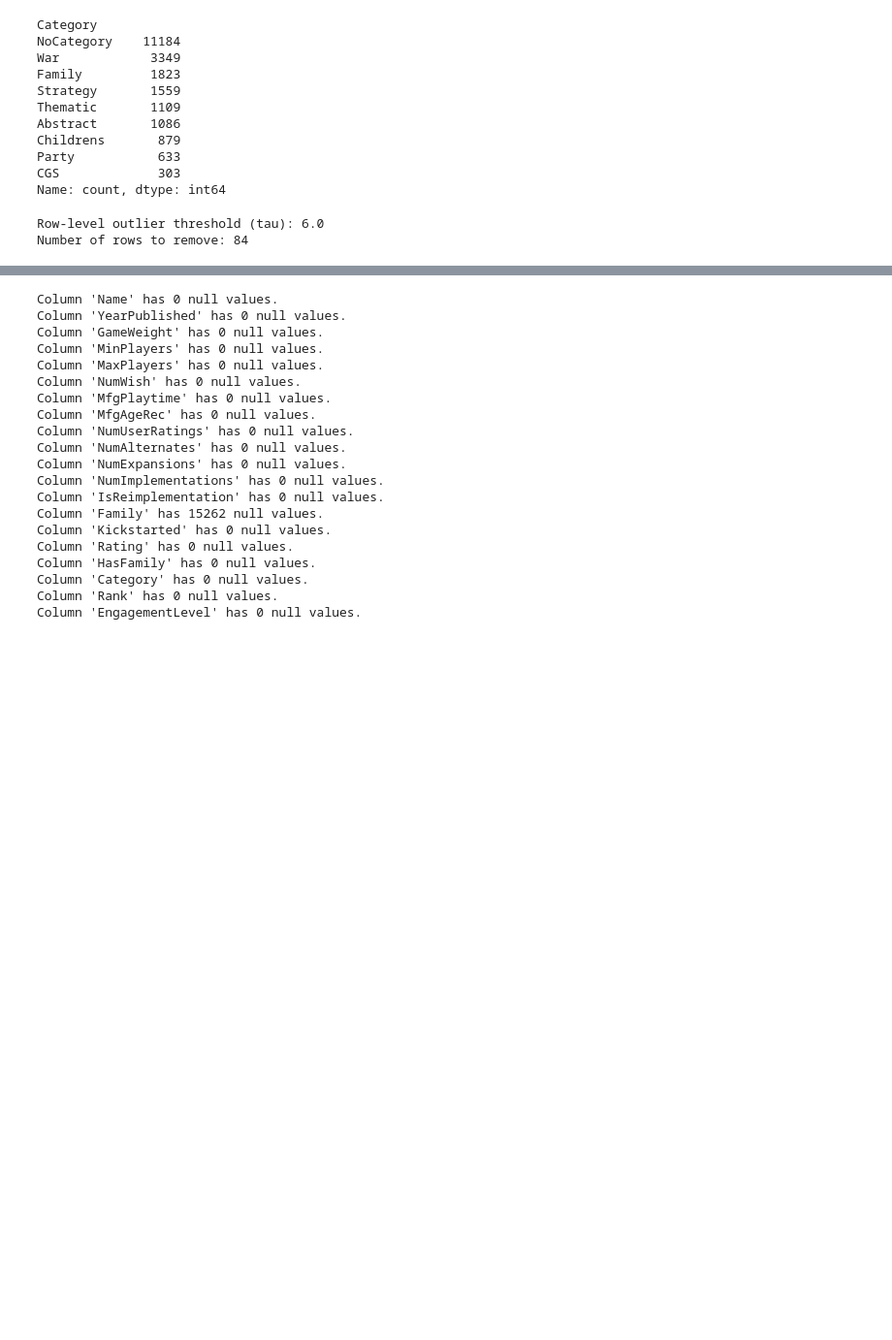
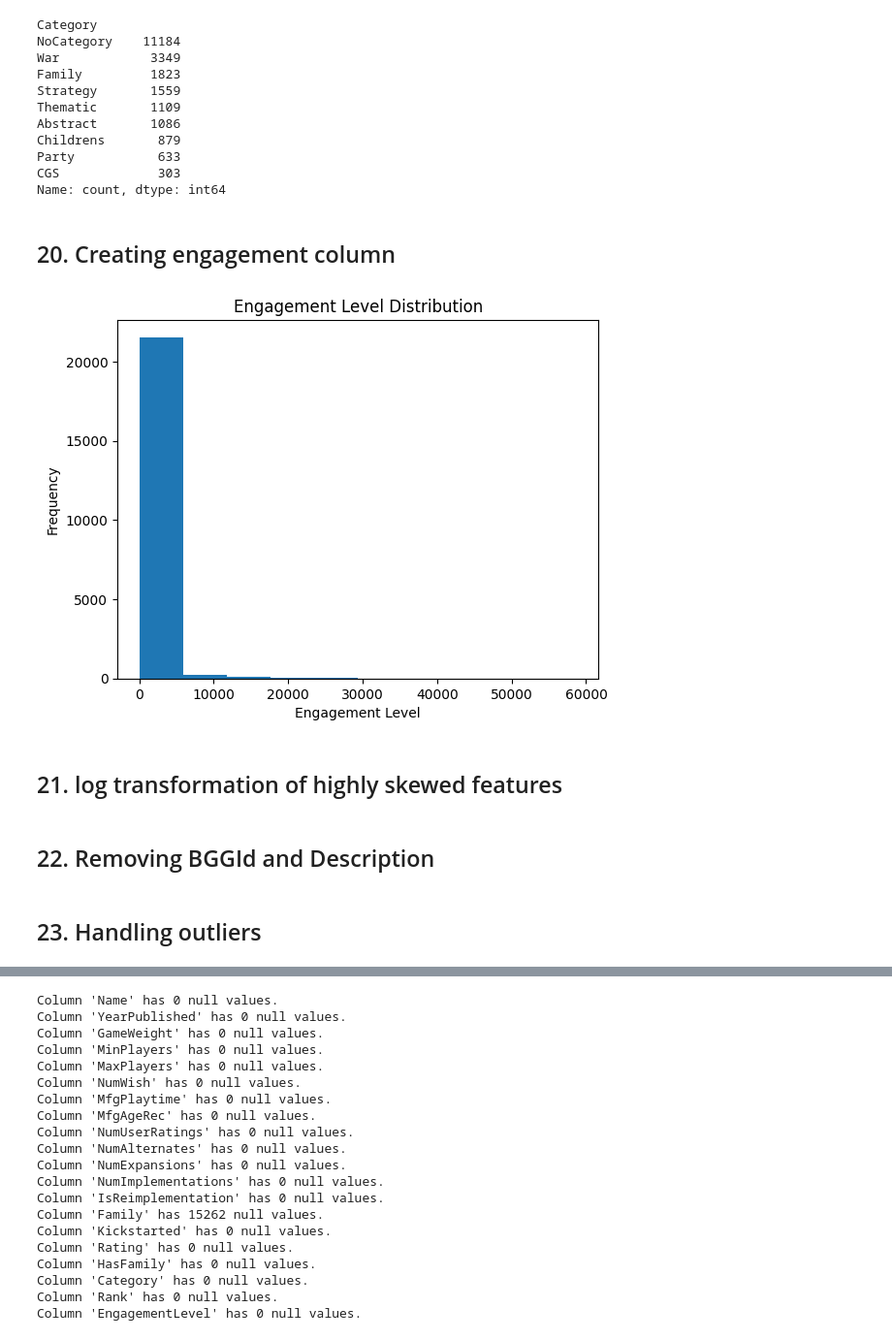
Before and after one commit to leopasq24/DataMining, a Jupyter notebook: data_preparation.ipynb, the cells around one changed output, grey strips where cells are left out. Shown at 97% size. Drawn from its saved outputs; the diff is of its cells as text; code cells hidden in the pictures; blank space fills up the shorter version.

Commit message:
now data preparation is ordered

```diff
--- a/data_preparation.ipynb
+++ b/data_preparation.ipynb
@@ -182,3 +182,5 @@ df_to_be_modified = df_to_be_modified.drop(labels = "NumWant", axis = 1) # repre
 df_to_be_modified["HasFamily"] = df_to_be_modified["Family"].notnull().astype(int)
 df_to_be_modified["HasFamily"]
 df_to_be_modified["HasFamily"].value_counts()
+
+df_to_be_modified = df_to_be_modified.drop(labels = "Family", axis = 1)
@@ -313,56 +310,30 @@ Childrens       879
 Party           633
 CGS             303
 Name: count, dtype: int64
+# %% [markdown]
+## 20. Creating engagement column
+# %%
+#creating engagement column
+df_to_be_modified['EngagementLevel'] = df_to_be_modified[['NumWish', 'NumUserRatings']].mean(axis=1)
+df_to_be_modified = df_to_be_modified.drop(labels = "NumWish", axis = 1)
+df_to_be_modified = df_to_be_modified.drop(labels = "NumUserRatings", axis = 1)
+
+# plot EngagementLevel distribution
+plt.hist(df_to_be_modified["EngagementLevel"])
+plt.title("Engagement Level Distribution")
+plt.xlabel("Engagement Level")
+plt.ylabel("Frequency")
+plt.show()
+# %% [output]
+[figure, added]
+# %% [markdown]
+## 21. log transformation of highly skewed features
 # %%
 #log transformation of highly skewed feature
 log_cols = [
-    'NumUserRatings', 'NumWish', 'NumAlternates',
+    'EngagementLevel', 'NumAlternates',
     'NumExpansions', 'NumImplementations'
 ]
 df_to_be_modified[log_cols] = df_to_be_modified[log_cols].apply(lambda x: np.log1p(x))
-
-#creating engagement column
-df_to_be_modified['EngagementLevel'] = df_to_be_modified[['NumWish', 'NumUserRatings']].mean(axis=1)
-
-#removing BGGId column as it is just an identifier
-df_to_be_modified = df_to_be_modified.drop(labels = "BGGId", axis = 1)
-
-#removing Description column as it is just text data not useful for our analysis
-df_to_be_modified = df_to_be_modified.drop(labels = "Description", axis = 1)
-
-import numpy as np
-import pandas as pd
-
-
-# 1. Select numerical columns
-num_cols = df_to_be_modified.select_dtypes(include=["int64", "float64"]).columns
-
-# 2. Compute IQR-based outlier flags for each numerical variable
-outlier_flags = pd.DataFrame(index=df_to_be_modified.index)
-
-for col in num_cols:
-    q1 = df_to_be_modified[col].quantile(0.25)
-    q3 = df_to_be_modified[col].quantile(0.75)
-    iqr = q3 - q1
-    lower_bound = q1 + 1.5 * (-iqr)
-    upper_bound = q3 + 1.5 * iqr
-
-    # Flag as 1 if outlier, 0 otherwise
-    outlier_flags[col] = (
-        (df_to_be_modified[col] < lower_bound) | (df_to_be_modified[col] > upper_bound)
-    ).astype(int)
-
-# 3. Compute Ri = number of outliers per row
-Ri = outlier_flags.sum(axis=1)
-
-# 4. Compute 99.5th percentile threshold
-tau = np.quantile(Ri, 0.995)
-print(f"Row-level outlier threshold (tau): {tau}")
-
-rows_to_drop = Ri[Ri > tau].index
-print(f"Number of rows to remove: {len(rows_to_drop)}")
-
-df_clean = df_to_be_modified.drop(index=rows_to_drop).reset_index(drop=True)
-# %% [output]
-Row-level outlier threshold (tau): 6.0
-Number of rows to remove: 84
+# %% [markdown]
+## 22. Removing BGGId and Description
@@ -368,0 +346,2 @@ Number of rows to remove: 84
+# %% [markdown]
+## 23. Handling outliers
```
Also changed, not shown: parts of 8 cells of this notebook.
